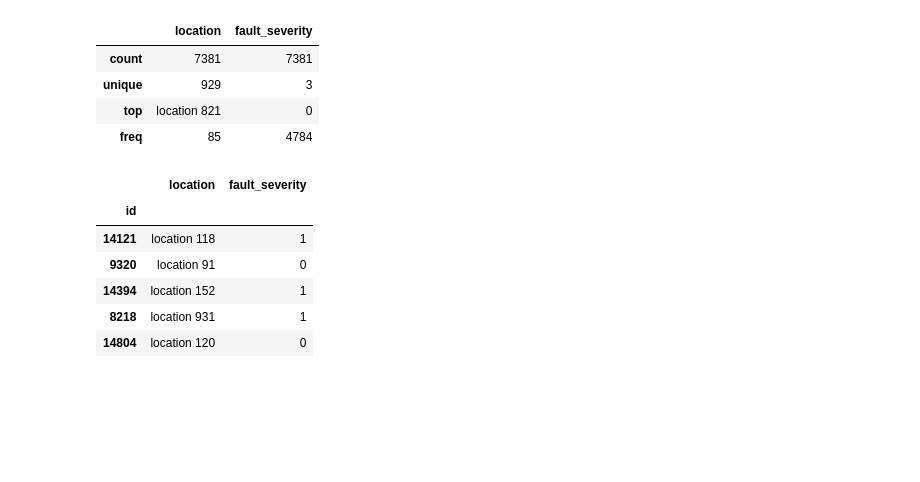
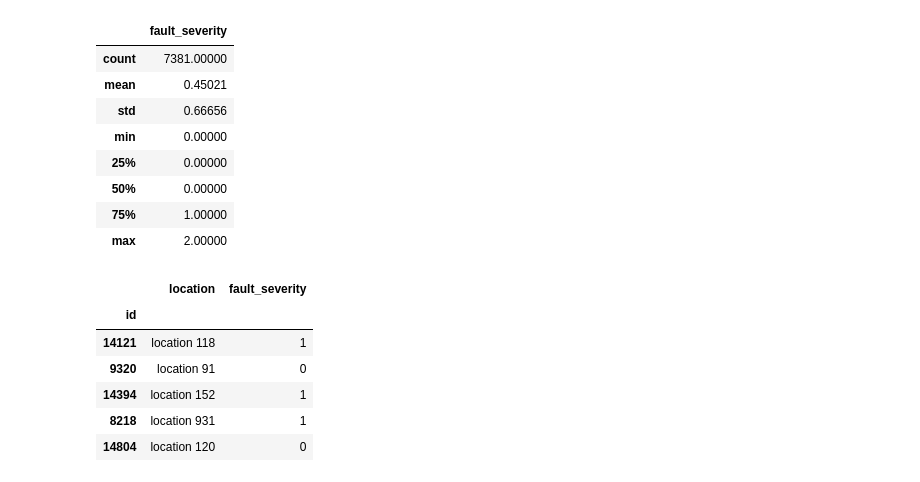
Before and after one commit to nikogamulin/kaggle-telstra-network-disruptions, a Jupyter notebook: data_explorer.ipynb, the cells around one changed output. Cells and saved outputs as stored; diff of their text form; code cells hidden in the pictures; blank space fills up the shorter version.

```diff
--- a/data_explorer.ipynb
+++ b/data_explorer.ipynb
@@ -1,25 +1,29 @@
 # %%
 %matplotlib inline
 import numpy as np
 import matplotlib
 import matplotlib.pyplot as plt
 import pandas as pd
 
 from sklearn.cross_validation import train_test_split
 from sklearn.manifold import TSNE
 
 trainingSet = pd.read_csv('./data/train.csv', index_col=0)
 #remove redundant string 'location' from location entries
 #trainingSet['location'] = [l.replace('location ', '') for l in trainingSet['location']]
-trainingSet['location'] = trainingSet['location'].astype('category')
-trainingSet['fault_severity'] = trainingSet['fault_severity'].astype('category')
+#trainingSet['location'] = trainingSet['location'].astype('category')
+#trainingSet['fault_severity'] = trainingSet['fault_severity'].astype('category')
 trainingSet.describe()
 # %% [output]
-|  | location | fault_severity |
-| count | 7381 | 7381 |
-| unique | 929 | 3 |
-| top | location 821 | 0 |
-| freq | 85 | 4784 |
+|  | fault_severity |
+| count | 7381.00000 |
+| mean | 0.45021 |
+| std | 0.66656 |
+| min | 0.00000 |
+| 25% | 0.00000 |
+| 50% | 0.00000 |
+| 75% | 1.00000 |
+| max | 2.00000 |
 # %%
 trainingSet.head(5)
 # %% [output]
```
Also changed, not shown: parts of 11 cells of this notebook.
